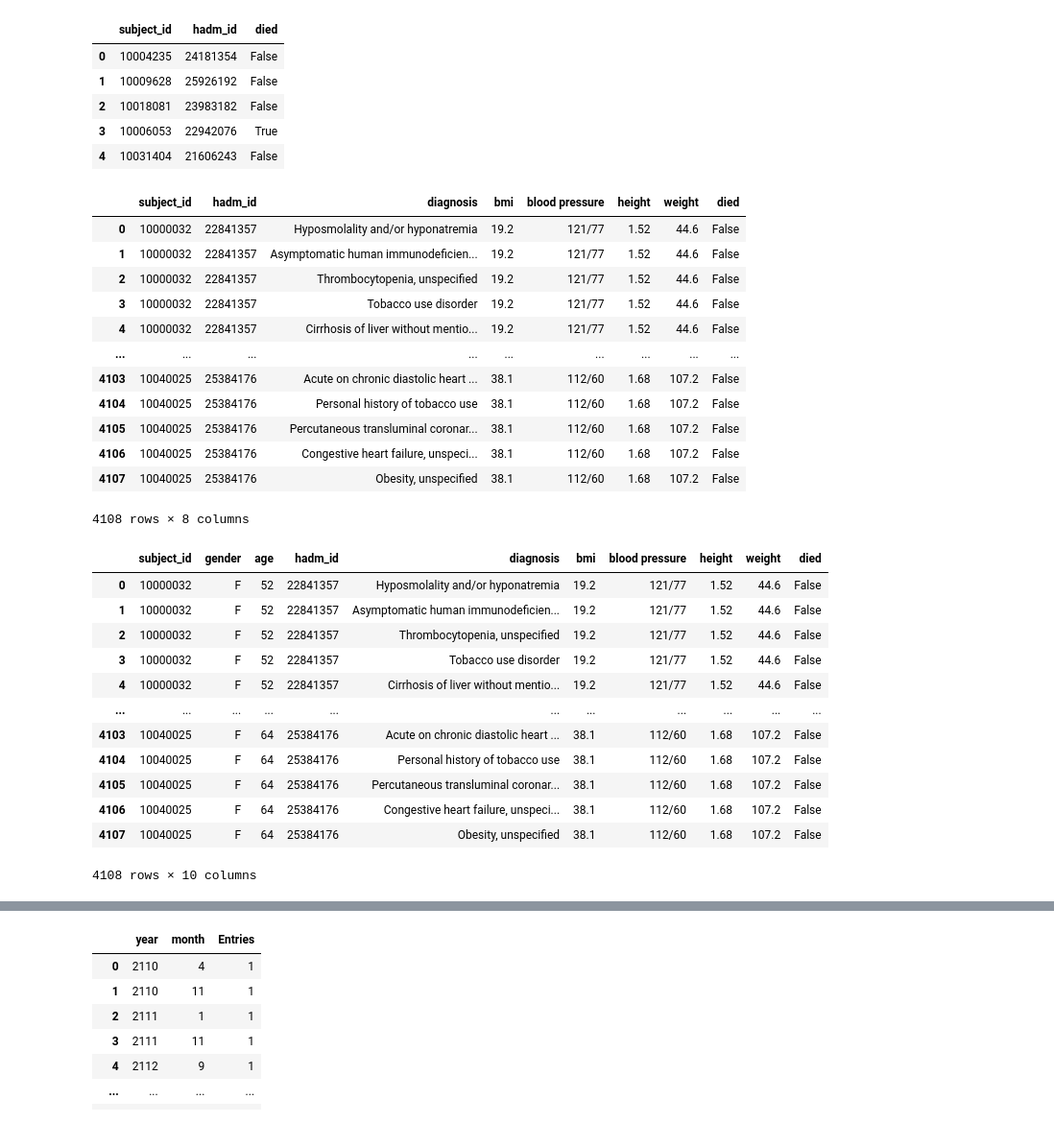
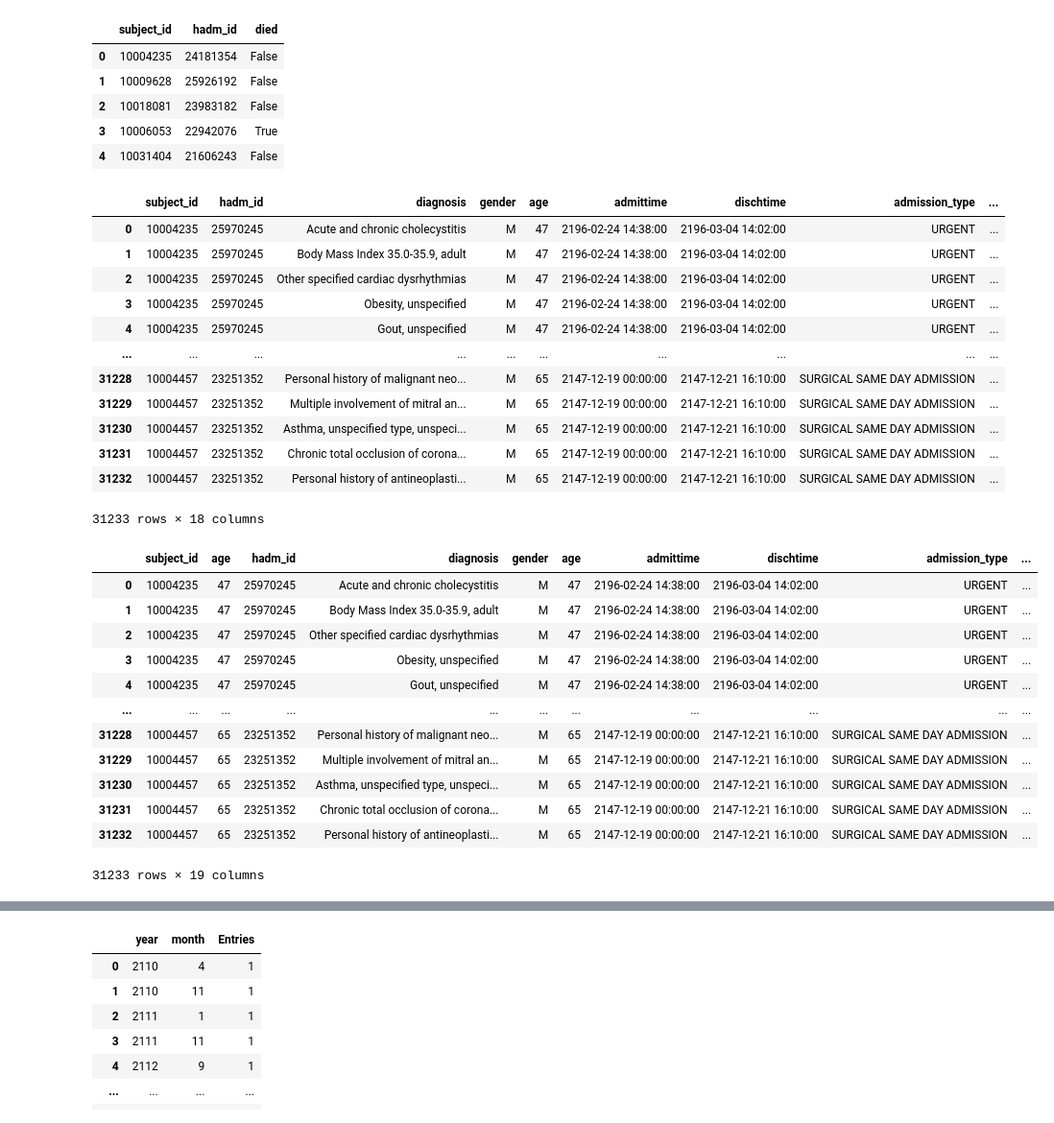
Before and after one commit to bizzfuzz/CHOP-comprehensive-hospital-outcome-prediction-system, a Jupyter notebook: CHOP.ipynb, the cells around one changed output, grey strips where cells are left out. Shown at 96% size. Saved outputs shown, nothing was run; the diff lists cells and outputs as text; code cells hidden in the pictures.

```diff
--- a/CHOP.ipynb
+++ b/CHOP.ipynb
@@ -121,3 +121,18 @@ pivot_omr
 | 77 | 10039997 | 33.4 | 150/84 | 1.65 | 81.60 |
 | 78 | 10040025 | 38.1 | 112/60 | 1.68 | 107.20 |
 79 rows × 5 columns
+# %%
+#defining t a function to define the base of all dataframes
+base_df = pd.merge(admissions, pivot_omr, how="left", on="subject_id")
+base_df.drop([
+    "admit_provider_id",
+    "discharge_location",
+    "hospital_expire_flag",
+    "edregtime",
+    "edouttime",
+], axis=1, inplace=True)
+filtered_df=patients[["subject_id","gender","anchor_age"]]
+base_df=pd.merge(filtered_df, base_df, on="subject_id", how="right")
+#rename anchor_age to age
+base_df.rename(columns={"anchor_age":"age"}, inplace=True)
+base_df
@@ -127,6 +156,9 @@ merged_diagnoses.drop(["icd_code", "icd_version","seq_num"],axis=1,inplace=True)
 #rename long_title column to diagnosis
 merged_diagnoses.rename(columns={"long_title":"diagnosis"}, inplace=True)
 #merge diagnoseswith the pivot_omr dataframe using the subject_id column
-merged_diagnoses = pd.merge(merged_diagnoses, pivot_omr, on="subject_id", how="right")
-merged_diagnoses.head()
+merged_diagnoses = pd.merge(merged_diagnoses, base_df, on="subject_id", how="right")
+merged_diagnoses.drop("hadm_id_y", axis=1, inplace=True)
+#rename hadm_id_x to hadm_id
+merged_diagnoses.rename(columns={"hadm_id_x":"hadm_id"}, inplace=True)
+merged_diagnoses
 # %% [output]
@@ -153,44 +192,44 @@ death_df.head()
 
 diagnoses_death_df=pd.merge(merged_diagnoses, death_df, on=["subject_id","hadm_id"], how="left")
 diagnoses_death_df["died"].fillna(False, inplace=True)
-
+diagnoses_death_df.drop("deathtime",axis=1, inplace=True)
 diagnoses_death_df
 # %% [output]
-|  | subject_id | hadm_id | diagnosis | bmi | blood pressure | height | weight | died |
-| 0 | 10000032 | 22841357 | Hyposmolality and/or hyponatremia | 19.2 | 121/77 | 1.52 | 44.6 | False |
-| 1 | 10000032 | 22841357 | Asymptomatic human immunodeficien... | 19.2 | 121/77 | 1.52 | 44.6 | False |
-| 2 | 10000032 | 22841357 | Thrombocytopenia, unspecified | 19.2 | 121/77 | 1.52 | 44.6 | False |
-| 3 | 10000032 | 22841357 | Tobacco use disorder | 19.2 | 121/77 | 1.52 | 44.6 | False |
-| 4 | 10000032 | 22841357 | Cirrhosis of liver without mentio... | 19.2 | 121/77 | 1.52 | 44.6 | False |
-| ... | ... | ... | ... | ... | ... | ... | ... | ... |
-| 4103 | 10040025 | 25384176 | Acute on chronic diastolic heart ... | 38.1 | 112/60 | 1.68 | 107.2 | False |
-| 4104 | 10040025 | 25384176 | Personal history of tobacco use | 38.1 | 112/60 | 1.68 | 107.2 | False |
-| 4105 | 10040025 | 25384176 | Percutaneous transluminal coronar... | 38.1 | 112/60 | 1.68 | 107.2 | False |
-| 4106 | 10040025 | 25384176 | Congestive heart failure, unspeci... | 38.1 | 112/60 | 1.68 | 107.2 | False |
-| 4107 | 10040025 | 25384176 | Obesity, unspecified | 38.1 | 112/60 | 1.68 | 107.2 | False |
+|  | subject_id | hadm_id | diagnosis | gender | age | admittime | dischtime | admission_type | ... |
+| 0 | 10004235 | 25970245 | Acute and chronic cholecystitis | M | 47 | 2196-02-24 14:38:00 | 2196-03-04 14:02:00 | URGENT | ... |
+| 1 | 10004235 | 25970245 | Body Mass Index 35.0-35.9, adult | M | 47 | 2196-02-24 14:38:00 | 2196-03-04 14:02:00 | URGENT | ... |
+| 2 | 10004235 | 25970245 | Other specified cardiac dysrhythmias | M | 47 | 2196-02-24 14:38:00 | 2196-03-04 14:02:00 | URGENT | ... |
+| 3 | 10004235 | 25970245 | Obesity, unspecified | M | 47 | 2196-02-24 14:38:00 | 2196-03-04 14:02:00 | URGENT | ... |
+| 4 | 10004235 | 25970245 | Gout, unspecified | M | 47 | 2196-02-24 14:38:00 | 2196-03-04 14:02:00 | URGENT | ... |
+| ... | ... | ... | ... | ... | ... | ... | ... | ... | ... |
+| 31228 | 10004457 | 23251352 | Personal history of malignant neo... | M | 65 | 2147-12-19 00:00:00 | 2147-12-21 16:10:00 | SURGICAL SAME DAY ADMISSION | ... |
+| 31229 | 10004457 | 23251352 | Multiple involvement of mitral an... | M | 65 | 2147-12-19 00:00:00 | 2147-12-21 16:10:00 | SURGICAL SAME DAY ADMISSION | ... |
+| 31230 | 10004457 | 23251352 | Asthma, unspecified type, unspeci... | M | 65 | 2147-12-19 00:00:00 | 2147-12-21 16:10:00 | SURGICAL SAME DAY ADMISSION | ... |
+| 31231 | 10004457 | 23251352 | Chronic total occlusion of corona... | M | 65 | 2147-12-19 00:00:00 | 2147-12-21 16:10:00 | SURGICAL SAME DAY ADMISSION | ... |
+| 31232 | 10004457 | 23251352 | Personal history of antineoplasti... | M | 65 | 2147-12-19 00:00:00 | 2147-12-21 16:10:00 | SURGICAL SAME DAY ADMISSION | ... |
-4108 rows × 8 columns
+31233 rows × 18 columns
 # %%
 # merging the filtered_df dataframe with the diagnoses_death_df dataframe using the subject_id column as the key.
-filtered_df=patients[["subject_id","gender","anchor_age"]]
+filtered_df=patients[["subject_id","anchor_age"]]
 diagnoses_death_df=pd.merge(filtered_df, diagnoses_death_df, on="subject_id", how="right")
 #rename anchor_age to age
 
 diagnoses_death_df.rename(columns={"anchor_age":"age"}, inplace=True)
 diagnoses_death_df
 # %% [output]
-|  | subject_id | gender | age | hadm_id | diagnosis | bmi | blood pressure | height | weight | died |
-| 0 | 10000032 | F | 52 | 22841357 | Hyposmolality and/or hyponatremia | 19.2 | 121/77 | 1.52 | 44.6 | False |
-| 1 | 10000032 | F | 52 | 22841357 | Asymptomatic human immunodeficien... | 19.2 | 121/77 | 1.52 | 44.6 | False |
-| 2 | 10000032 | F | 52 | 22841357 | Thrombocytopenia, unspecified | 19.2 | 121/77 | 1.52 | 44.6 | False |
-| 3 | 10000032 | F | 52 | 22841357 | Tobacco use disorder | 19.2 | 121/77 | 1.52 | 44.6 | False |
-| 4 | 10000032 | F | 52 | 22841357 | Cirrhosis of liver without mentio... | 19.2 | 121/77 | 1.52 | 44.6 | False |
+|  | subject_id | age | hadm_id | diagnosis | gender | age | admittime | dischtime | admission_type | ... |
+| 0 | 10004235 | 47 | 25970245 | Acute and chronic cholecystitis | M | 47 | 2196-02-24 14:38:00 | 2196-03-04 14:02:00 | URGENT | ... |
+| 1 | 10004235 | 47 | 25970245 | Body Mass Index 35.0-35.9, adult | M | 47 | 2196-02-24 14:38:00 | 2196-03-04 14:02:00 | URGENT | ... |
+| 2 | 10004235 | 47 | 25970245 | Other specified cardiac dysrhythmias | M | 47 | 2196-02-24 14:38:00 | 2196-03-04 14:02:00 | URGENT | ... |
+| 3 | 10004235 | 47 | 25970245 | Obesity, unspecified | M | 47 | 2196-02-24 14:38:00 | 2196-03-04 14:02:00 | URGENT | ... |
+| 4 | 10004235 | 47 | 25970245 | Gout, unspecified | M | 47 | 2196-02-24 14:38:00 | 2196-03-04 14:02:00 | URGENT | ... |
 | ... | ... | ... | ... | ... | ... | ... | ... | ... | ... | ... |
-| 4103 | 10040025 | F | 64 | 25384176 | Acute on chronic diastolic heart ... | 38.1 | 112/60 | 1.68 | 107.2 | False |
-| 4104 | 10040025 | F | 64 | 25384176 | Personal history of tobacco use | 38.1 | 112/60 | 1.68 | 107.2 | False |
-| 4105 | 10040025 | F | 64 | 25384176 | Percutaneous transluminal coronar... | 38.1 | 112/60 | 1.68 | 107.2 | False |
-| 4106 | 10040025 | F | 64 | 25384176 | Congestive heart failure, unspeci... | 38.1 | 112/60 | 1.68 | 107.2 | False |
-| 4107 | 10040025 | F | 64 | 25384176 | Obesity, unspecified | 38.1 | 112/60 | 1.68 | 107.2 | False |
+| 31228 | 10004457 | 65 | 23251352 | Personal history of malignant neo... | M | 65 | 2147-12-19 00:00:00 | 2147-12-21 16:10:00 | SURGICAL SAME DAY ADMISSION | ... |
+| 31229 | 10004457 | 65 | 23251352 | Multiple involvement of mitral an... | M | 65 | 2147-12-19 00:00:00 | 2147-12-21 16:10:00 | SURGICAL SAME DAY ADMISSION | ... |
+| 31230 | 10004457 | 65 | 23251352 | Asthma, unspecified type, unspeci... | M | 65 | 2147-12-19 00:00:00 | 2147-12-21 16:10:00 | SURGICAL SAME DAY ADMISSION | ... |
+| 31231 | 10004457 | 65 | 23251352 | Chronic total occlusion of corona... | M | 65 | 2147-12-19 00:00:00 | 2147-12-21 16:10:00 | SURGICAL SAME DAY ADMISSION | ... |
+| 31232 | 10004457 | 65 | 23251352 | Personal history of antineoplasti... | M | 65 | 2147-12-19 00:00:00 | 2147-12-21 16:10:00 | SURGICAL SAME DAY ADMISSION | ... |
-4108 rows × 10 columns
+31233 rows × 19 columns
 # %%
 
 length_of_stay_df =diagnoses_death_df.copy()
```
Also changed, not shown: parts of 9 cells of this notebook.
